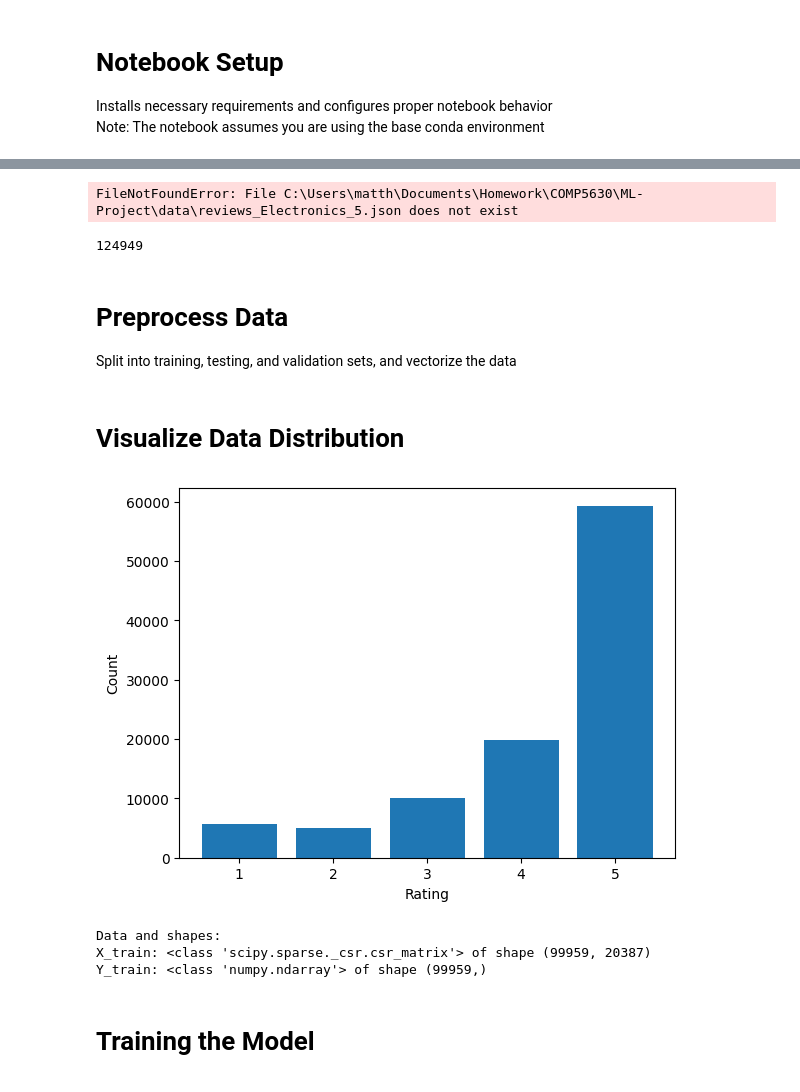
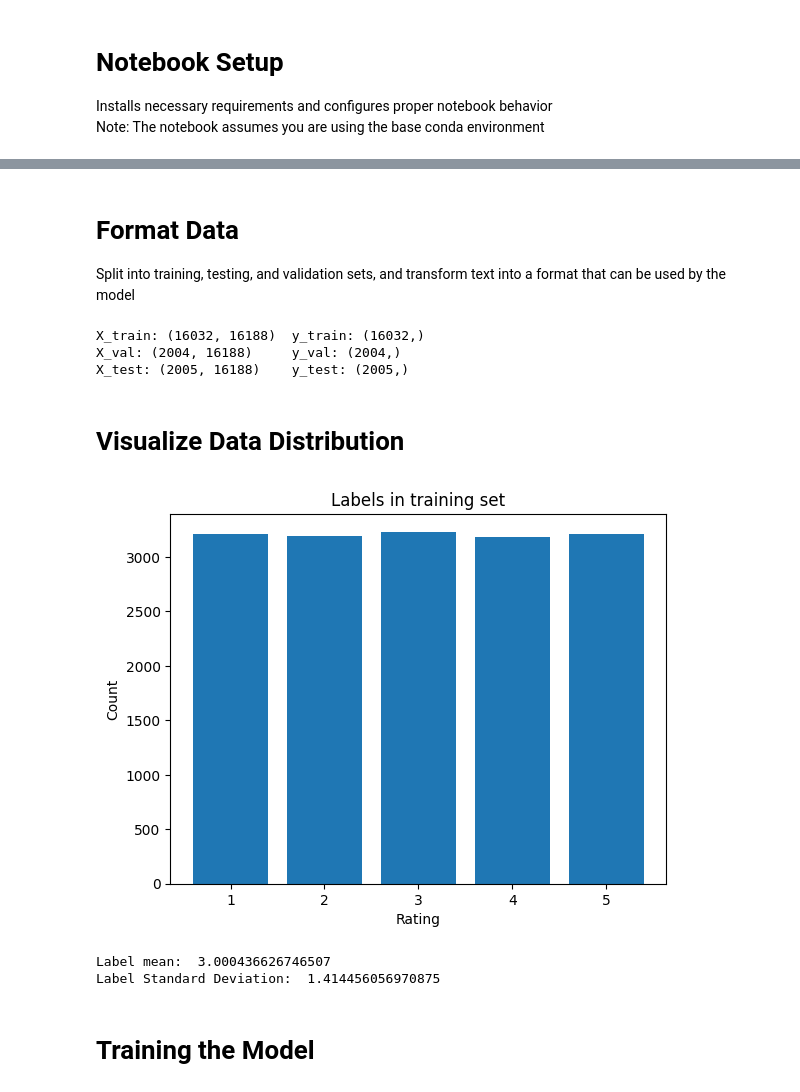
Before and after one commit to wumphlett/ML-Project, a Jupyter notebook: project.ipynb, the cells around one changed output, grey strips where cells are left out. Drawn from its saved outputs; the diff is of its cells as text; code cells hidden in the pictures.

Commit message:
modified to allow downloading and organized project

```diff
--- a/project.ipynb
+++ b/project.ipynb
@@ -11,0 +18,8 @@ Notebook setup has completed
+# %%
+from bootstrap import download_data_file
+from preprocessing import  CDS_AND_VINYL_JSON_PARAMS, CELL_PHONE_JSON_PARAMS
+DATASETS = [ CDS_AND_VINYL_JSON_PARAMS, CELL_PHONE_JSON_PARAMS]
+
+URL_SOURCE = "https://jmcauley.ucsd.edu/data/amazon_v2/categoryFilesSmall/"
+for dataset in DATASETS:
+    download_data_file(URL_SOURCE, dataset['file'])
@@ -67,19 +32,16 @@ files = [ELECTRONICS_JSON_PARAMS, CDS_AND_VINYL_JSON_PARAMS, CELL_PHONE_JSON_PAR
 # %%
 from preprocessing import get_dataframe_file
+import pandas as pd
+POINTS_PER_FILE = 50_000
 frames = []
-for file in files:
-    frame = get_dataframe_file(params = file, points=50_000, equalize=True)
+for dataset in DATASETS:
+    frame = get_dataframe_file(params = dataset, points=POINTS_PER_FILE, equalize=True)
+    frame.dropna(inplace=True)
     frames.append(frame)
-# df = df.dropna()
+df = pd.concat(frames)
-# %% [output]
-FileNotFoundError: File C:\Users\matth\Documents\Homework\COMP5630\ML-Project\data\reviews_Electronics_5.json does not exist
-# %%
-len(df)
-# %% [output]
-124949
 # %% [markdown]
-# Preprocess Data
-Split into training, testing, and validation sets, and vectorize the data
+# Format Data
+Split into training, testing, and validation sets, and transform text into a format that can be used by the model
 # %%
 from sklearn.feature_extraction.text import CountVectorizer
 from preprocessing import get_subsets
@@ -93,25 +55,30 @@ X = word_vectorizer.fit_transform(X)
 y = df['overall'].to_numpy()
 
 X_train, X_val, X_test, y_train, y_val, y_test = get_subsets(X,y, train_split=0.8, val_split=0.1, test_split=0.1)
+print(f"X_train: {X_train.shape}\t y_train: {y_train.shape}")
+print(f"X_val: {X_val.shape}\t y_val: {y_val.shape}")
+print(f"X_test: {X_test.shape}\t y_test: {y_test.shape}")
+# %% [output]
+X_train: (16032, 16188)  y_train: (16032,)
+X_val: (2004, 16188)     y_val: (2004,)
+X_test: (2005, 16188)    y_test: (2005,)
 # %% [markdown]
 # Visualize Data Distribution
 # %%
 import matplotlib.pyplot as plt
 import numpy as np
-plt.bar(np.unique(y_train, return_counts=True)[0], np.unique(y_train, return_counts=True)[1])
+categories, counts = np.unique(y_train, return_counts=True)
+plt.bar(categories, counts)
+plt.title("Labels in training set")
 plt.xlabel("Rating")
 plt.ylabel("Count")
 plt.show()
+print("Label mean: ", np.mean(y_train))
+print("Label Standard Deviation: ", np.std(y_train))
 # %% [output]
-[figure, old version]
+[figure, new version]
+Label mean:  3.000436626746507
+Label Standard Deviation:  1.414456056970875
-# %%
-print("Data and shapes:")
-print("X_train:", type(X_train), "of shape", X_train.shape)
-print("Y_train:", type(y_train), "of shape", y_train.shape)
-# %% [output]
-Data and shapes:
-X_train: <class 'scipy.sparse._csr.csr_matrix'> of shape (99959, 20387)
-Y_train: <class 'numpy.ndarray'> of shape (99959,)
 # %% [markdown]
 # Training the Model
 # %%
```
Also changed, not shown: parts of 17 cells of this notebook, 5 other files.
